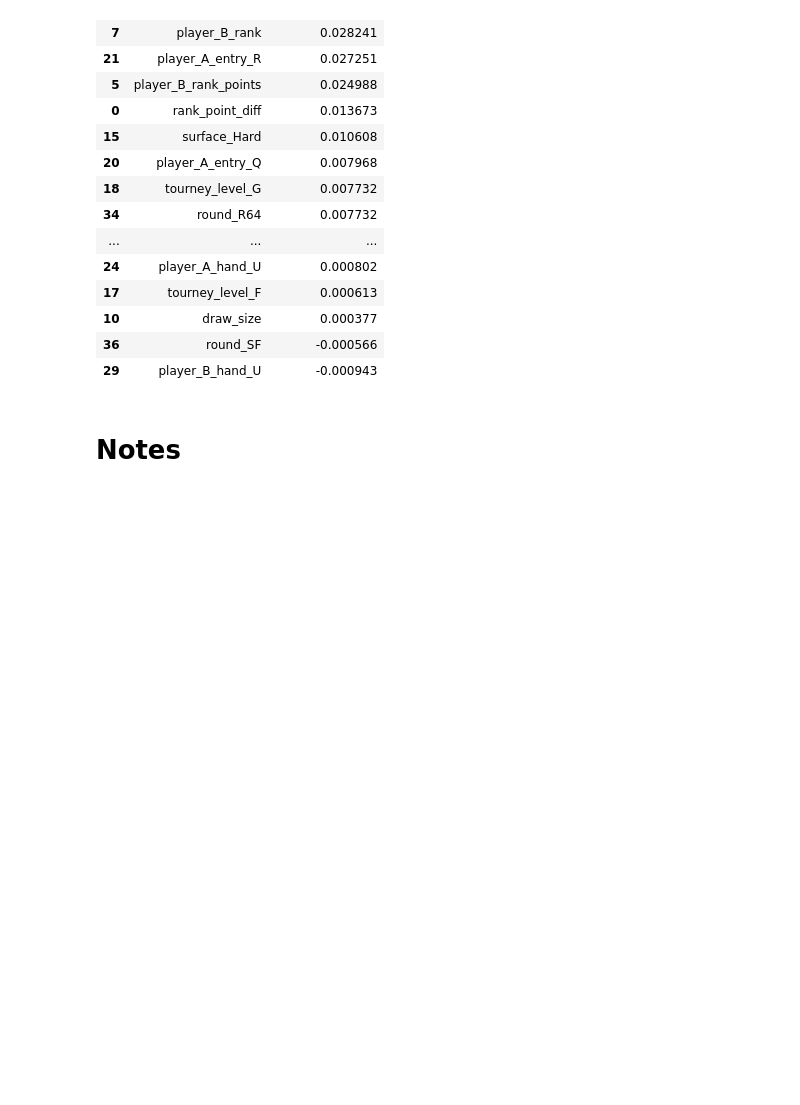
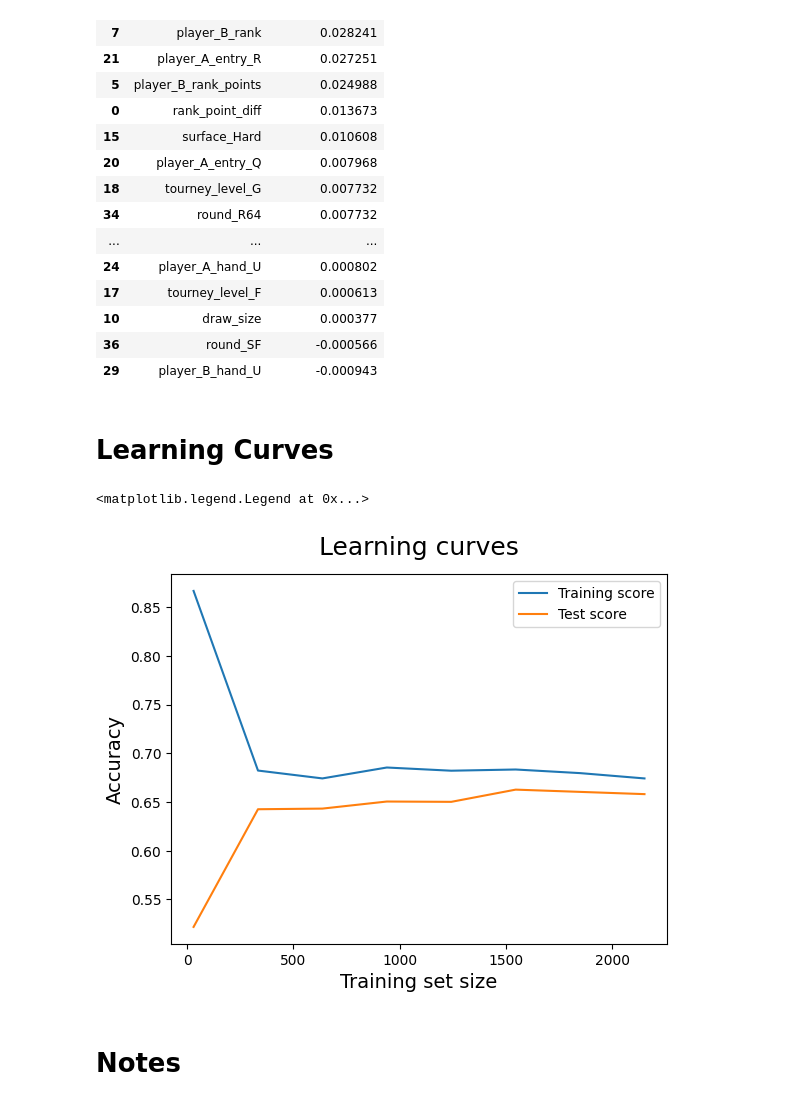
Before and after one commit to stkarydasphys/Tennis_Predictor, a Jupyter notebook: Models_notebooks/MVP_w_singles_2010_improved.ipynb, the cells around one changed output. Saved outputs shown, nothing was run; the diff lists cells and outputs as text; code cells hidden in the pictures; blank space fills up the shorter version.

Commit message:
added learning curves and notes

```diff
--- a/Models_notebooks/MVP_w_singles_2010_improved.ipynb
+++ b/Models_notebooks/MVP_w_singles_2010_improved.ipynb
@@ -536,6 +536,33 @@ importance_df.sort_values(by="score decrease", ascending=False)
 | 10 | draw_size | 0.000377 |
 | 36 | round_SF | -0.000566 |
 | 29 | player_B_hand_U | -0.000943 |
+# %% [markdown]
+# Learning Curves
+# %%
+# joining X_train and X_test to feed to the learning curves algorithm
+X_new = pd.concat([X_train_combined, X_test_combined]).reset_index(drop = True)
+y_new = pd.concat([y_train, y_test]).reset_index(drop = True)
+
+# spliting in train sizes up to 70% of the total data
+train_sizes = [round(coef*len(X_new)/100) for coef in range(1,72,10)]
+
+# getting scores, sizes and test scores
+train_sizes, train_scores, test_scores = learning_curve(
+    estimator=LogisticRegression(), X=X_new, y=y_new.squeeze(), train_sizes=train_sizes, cv=5)
+
+# means of cv train and test
+train_scores_mean = np.mean(train_scores, axis=1)
+test_scores_mean = np.mean(test_scores, axis=1)
+# %%
+plt.plot(train_sizes, train_scores_mean, label = 'Training score')
+plt.plot(train_sizes, test_scores_mean, label = 'Test score')
+plt.ylabel('Accuracy', fontsize = 14)
+plt.xlabel('Training set size', fontsize = 14)
+plt.title('Learning curves', fontsize = 18, y = 1.03)
+plt.legend()
+# %% [output]
+<matplotlib.legend.Legend at 0x...>
+[figure, added]
 # %% [markdown]
 # Notes
 # %% [markdown]
```
Also changed, not shown: parts of 1 cell of this notebook.
